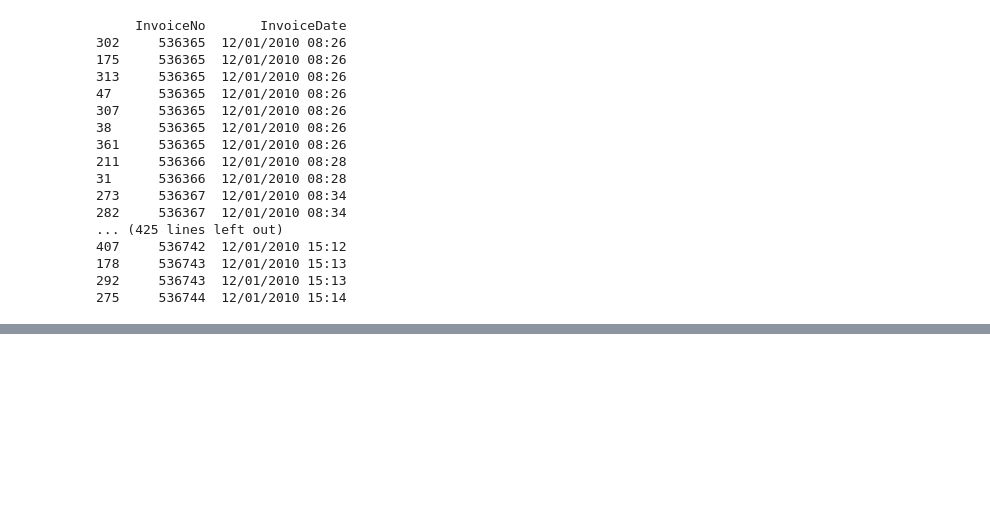
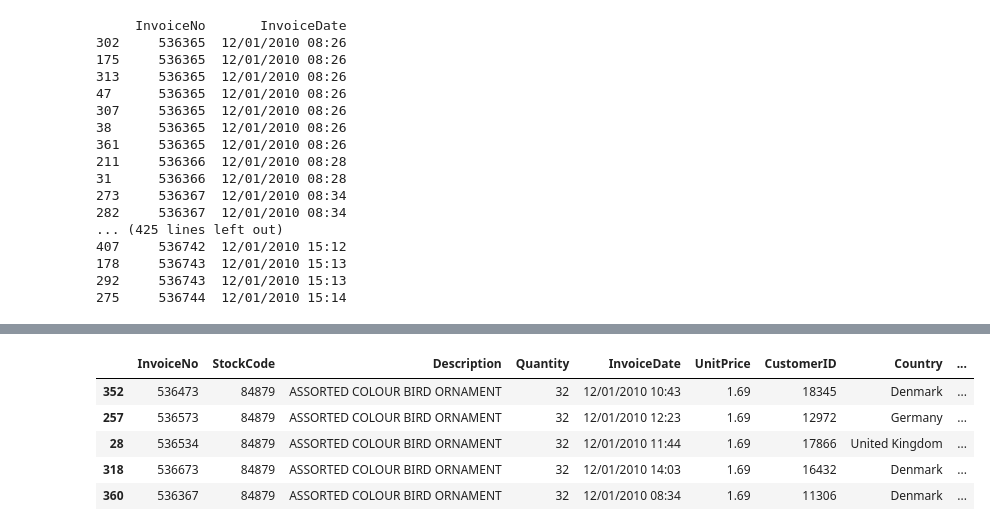
Before and after one commit to Nana8310/Curso_Pandas, a Jupyter notebook: Notebook/Prácticas/Práctica-43/Notebook_43/LimpiezaDatos_noteboo43.ipynb, the cells around one changed output, grey strips where cells are left out. Saved outputs shown, nothing was run; the diff lists cells and outputs as text; code cells hidden in the pictures; blank space fills up the shorter version.

Commit message:
Se termina la limpieza de datos y se exporta con cambios el fichero a retail2ecp.csv

```diff
--- a/Notebook/Prácticas/Práctica-43/Notebook_43/LimpiezaDatos_noteboo43.ipynb
+++ b/Notebook/Prácticas/Práctica-43/Notebook_43/LimpiezaDatos_noteboo43.ipynb
@@ -926,0 +1237,6 @@ print(retail2_df[['InvoiceNo', 'InvoiceDate']])
+# %%
+# Ordenar el DataFrame por 'InvoiceNo'
+retail2_df = retail2_df.sort_values(by='InvoiceNo')
+
+# Imprimir las columnas relacionadas
+print(retail2_df[['InvoiceNo', 'CustomerName', 'FrequentCustomer']])
@@ -926,0 +1261,9 @@ print(retail2_df[['InvoiceNo', 'InvoiceDate']])
+# %%
+# Agrupar por 'FrequentCustomer' y encontrar el 'Country' más frecuente
+retail2_df['FrequentCountry'] = retail2_df.groupby('FrequentCustomer')['Country'].transform(lambda x: x.mode()[0])
+
+# Ordenar el DataFrame por 'InvoiceNo'
+retail2_df = retail2_df.sort_values(by='InvoiceNo')
+
+# Imprimir las columnas relacionadas
+print(retail2_df[['InvoiceNo', 'CustomerName', 'FrequentCustomer', 'FrequentCountry']])
@@ -926,0 +1288,9 @@ print(retail2_df[['InvoiceNo', 'InvoiceDate']])
+# %%
+# Agrupar por 'FrequentCustomer' y encontrar el 'Email' más frecuente
+retail2_df['FrequentEmail'] = retail2_df.groupby('FrequentCustomer')['Email'].transform(lambda x: x.mode()[0])
+
+# Ordenar el DataFrame por 'InvoiceNo'
+retail2_df = retail2_df.sort_values(by='InvoiceNo')
+
+# Imprimir las columnas relacionadas
+print(retail2_df[['InvoiceNo', 'CustomerName', 'FrequentCustomer', 'FrequentEmail']])
@@ -926,0 +1315,9 @@ print(retail2_df[['InvoiceNo', 'InvoiceDate']])
+# %%
+# Agrupar por 'FrequentCustomer' y encontrar el 'PhoneNumber' más frecuente
+retail2_df['FrequentPhone'] = retail2_df.groupby('FrequentCustomer')['PhoneNumber'].transform(lambda x: x.mode()[0])
+
+# Ordenar el DataFrame por 'InvoiceNo'
+retail2_df = retail2_df.sort_values(by='InvoiceNo')
+
+# Imprimir las columnas relacionadas
+print(retail2_df[['InvoiceNo', 'CustomerName', 'FrequentCustomer', 'FrequentEmail','FrequentPhone']])
@@ -926,0 +1417,9 @@ print(retail2_df[['InvoiceNo', 'InvoiceDate']])
+# %%
+retail2_df.head()
+# %% [output]
+|  | InvoiceNo | StockCode | Description | Quantity | InvoiceDate | UnitPrice | CustomerID | Country | ... |
+| 352 | 536473 | 84879 | ASSORTED COLOUR BIRD ORNAMENT | 32 | 12/01/2010 10:43 | 1.69 | 18345 | Denmark | ... |
+| 257 | 536573 | 84879 | ASSORTED COLOUR BIRD ORNAMENT | 32 | 12/01/2010 12:23 | 1.69 | 12972 | Germany | ... |
+| 28 | 536534 | 84879 | ASSORTED COLOUR BIRD ORNAMENT | 32 | 12/01/2010 11:44 | 1.69 | 17866 | United Kingdom | ... |
+| 318 | 536673 | 84879 | ASSORTED COLOUR BIRD ORNAMENT | 32 | 12/01/2010 14:03 | 1.69 | 16432 | Denmark | ... |
+| 360 | 536367 | 84879 | ASSORTED COLOUR BIRD ORNAMENT | 32 | 12/01/2010 08:34 | 1.69 | 11306 | Denmark | ... |
```
Also changed, not shown: parts of 57 cells of this notebook, 3 other files.
